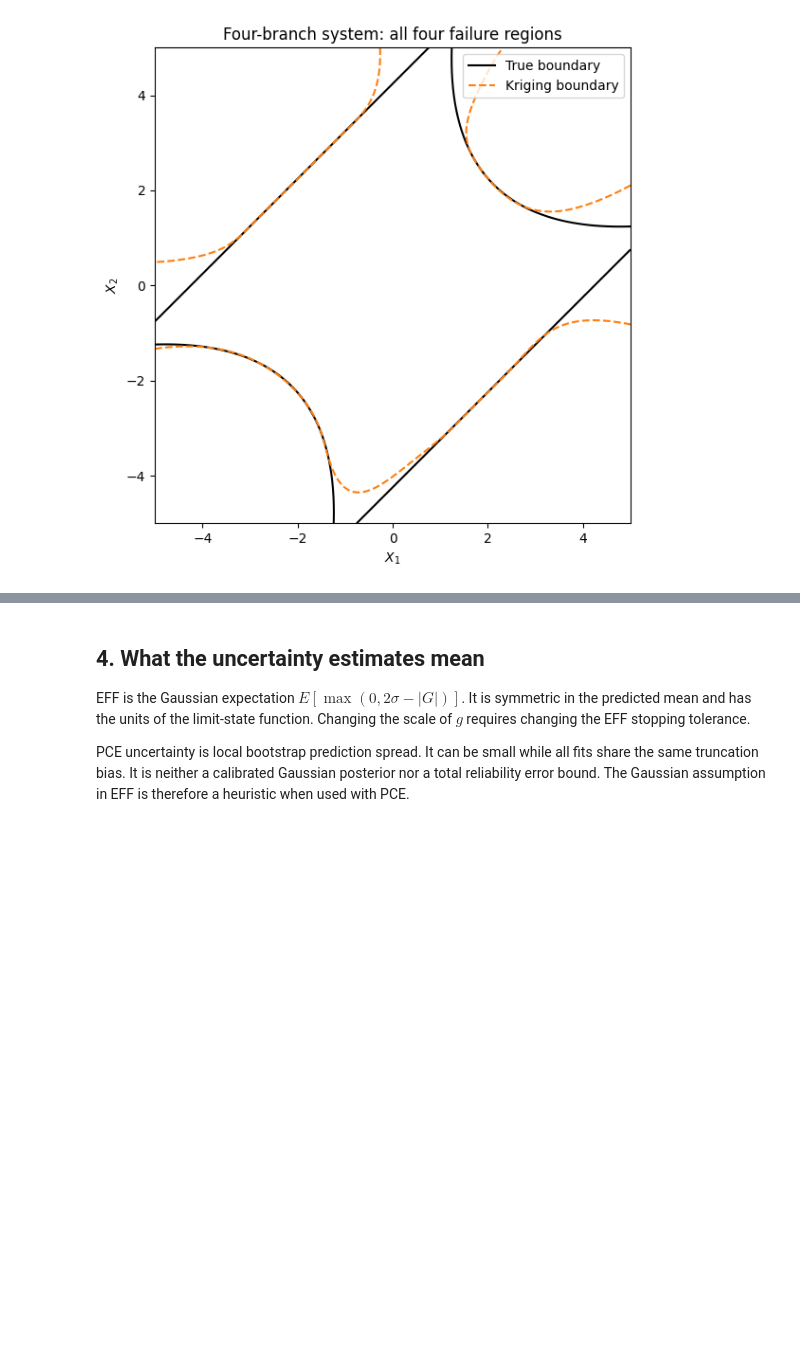
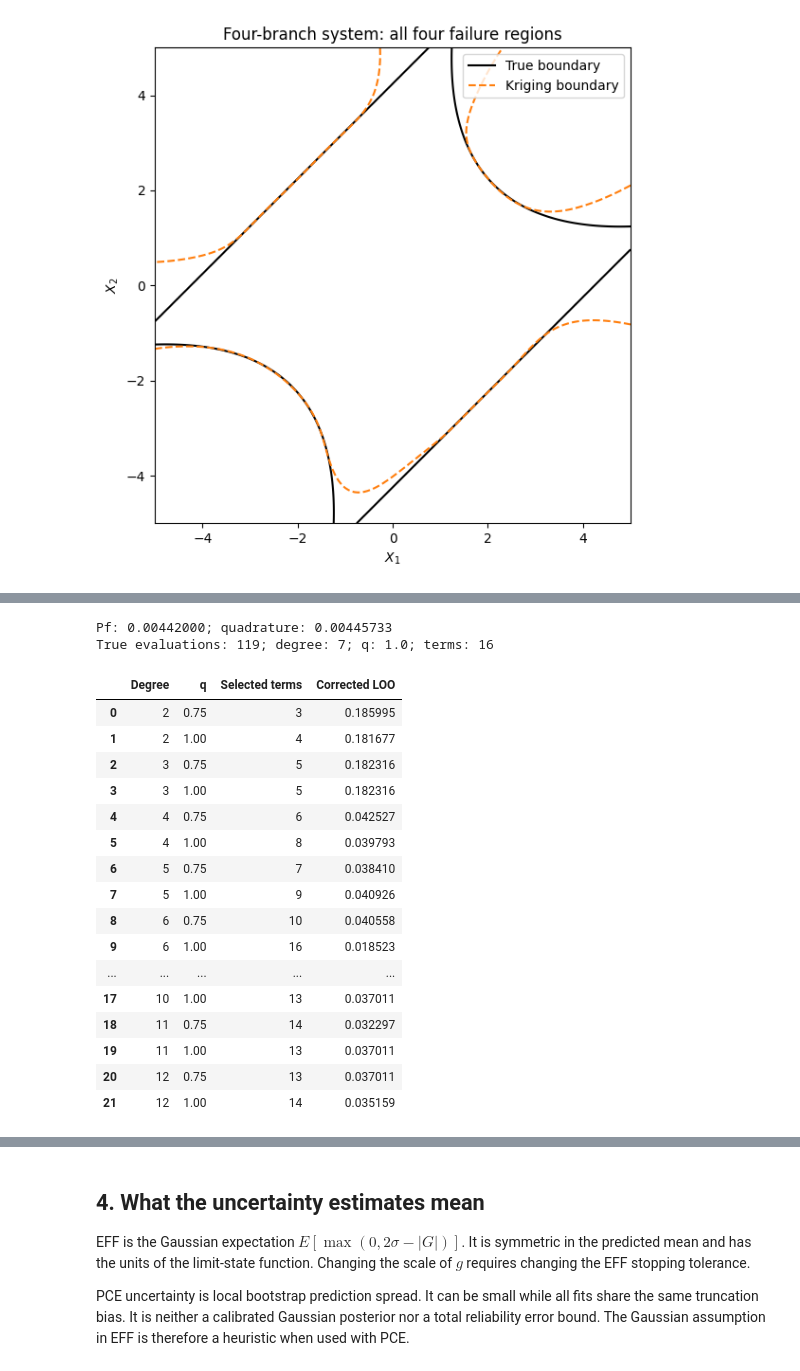
Before and after one commit to pystra/pystra, a Jupyter notebook: docs/source/notebooks/ex_active_learning.ipynb, the cells around one changed output, grey strips where cells are left out. Drawn from its saved outputs; the diff is of its cells as text; code cells hidden in the pictures; blank space fills up the shorter version.

```diff
--- a/docs/source/notebooks/ex_active_learning.ipynb
+++ b/docs/source/notebooks/ex_active_learning.ipynb
@@ -139,0 +167,57 @@ plt.show()
+# %%
+sparse_model = ra.StochasticModel()
+sparse_model.add_variable(ra.Normal("x0", 0, 1))
+sparse_model.add_variable(ra.Normal("x1", 0, 1))
+sparse_analysis = ActiveLearning(
+    stochastic_model=sparse_model,
+    limit_state=ra.LimitState(four_branch),
+    surrogate="pce",
+    surrogate_kwargs={
+        "degree": tuple(range(2, 13)),
+        "q_norm": (0.75, 1.0),
+        "degree_early_stop": False,
+    },
+    n_initial=50,
+    n_candidates=12_000,
+    learning_threshold=3,
+    seed=7,
+)
+sparse_result = sparse_analysis.run()
+fit = sparse_analysis.surrogate_model.fit_result
+assert sparse_result.converged
+print(f"Pf: {sparse_result.failure_probability:.8f}; quadrature: {four_reference:.8f}")
+print(
+    f"True evaluations: {sparse_result.n_evaluations}; degree: {fit.degree}; q: {fit.q_norm}; terms: {len(fit.indices)}"
+)
+candidate_scores = pd.DataFrame(
+    [
+        {
+            "Degree": candidate.degree,
+            "q": candidate.q_norm,
+            "Selected terms": candidate.n_selected,
+            "Corrected LOO": candidate.corrected_loo_error,
+        }
+        for candidate in fit.candidates
+    ]
+)
+candidate_scores
+# %% [output]
+Pf: 0.00442000; quadrature: 0.00445733
+True evaluations: 119; degree: 7; q: 1.0; terms: 16
+|  | Degree | q | Selected terms | Corrected LOO |
+| 0 | 2 | 0.75 | 3 | 0.185995 |
+| 1 | 2 | 1.00 | 4 | 0.181677 |
+| 2 | 3 | 0.75 | 5 | 0.182316 |
+| 3 | 3 | 1.00 | 5 | 0.182316 |
+| 4 | 4 | 0.75 | 6 | 0.042527 |
+| 5 | 4 | 1.00 | 8 | 0.039793 |
+| 6 | 5 | 0.75 | 7 | 0.038410 |
+| 7 | 5 | 1.00 | 9 | 0.040926 |
+| 8 | 6 | 0.75 | 10 | 0.040558 |
+| 9 | 6 | 1.00 | 16 | 0.018523 |
+| ... | ... | ... | ... | ... |
+| 17 | 10 | 1.00 | 13 | 0.037011 |
+| 18 | 11 | 0.75 | 14 | 0.032297 |
+| 19 | 11 | 1.00 | 13 | 0.037011 |
+| 20 | 12 | 0.75 | 13 | 0.037011 |
+| 21 | 12 | 1.00 | 14 | 0.035159 |
```
Also changed, not shown: parts of 7 cells of this notebook, 15 other files.
